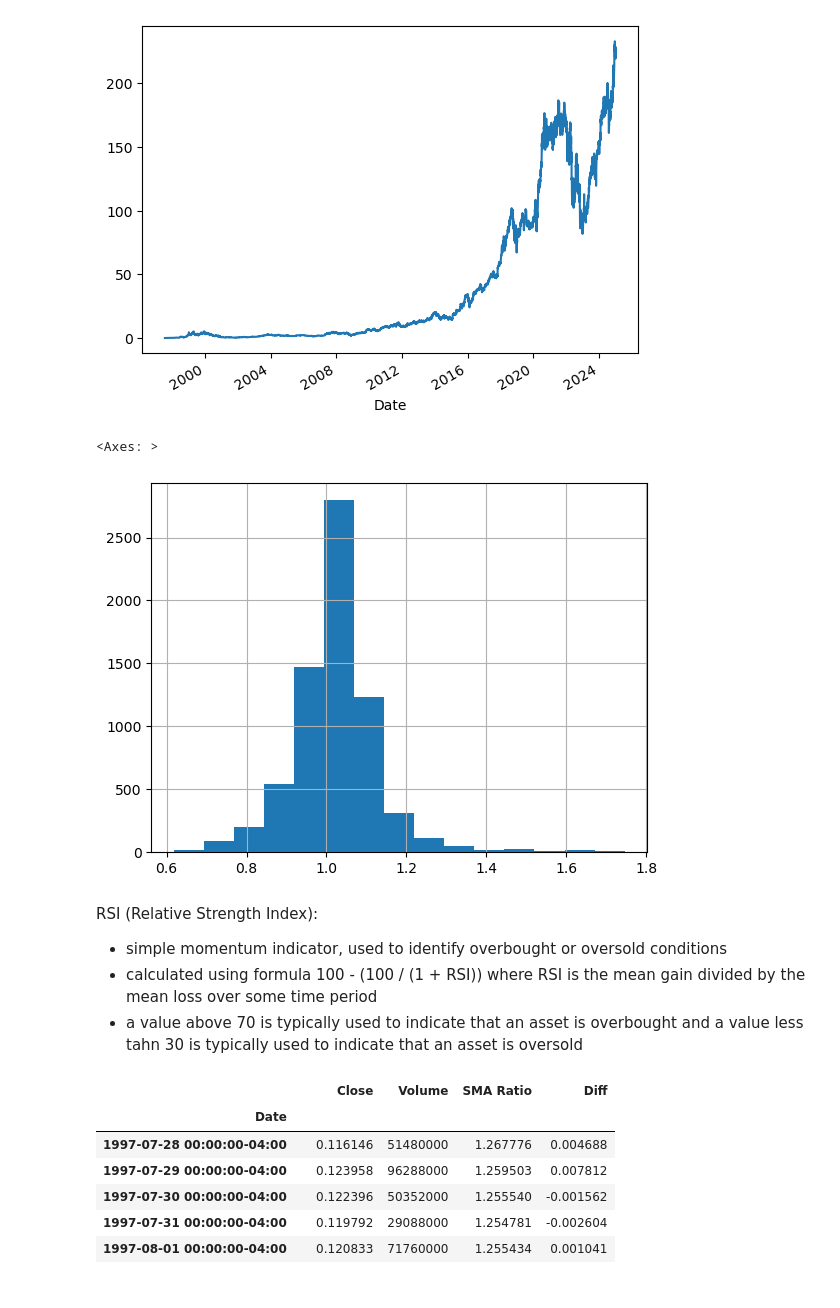
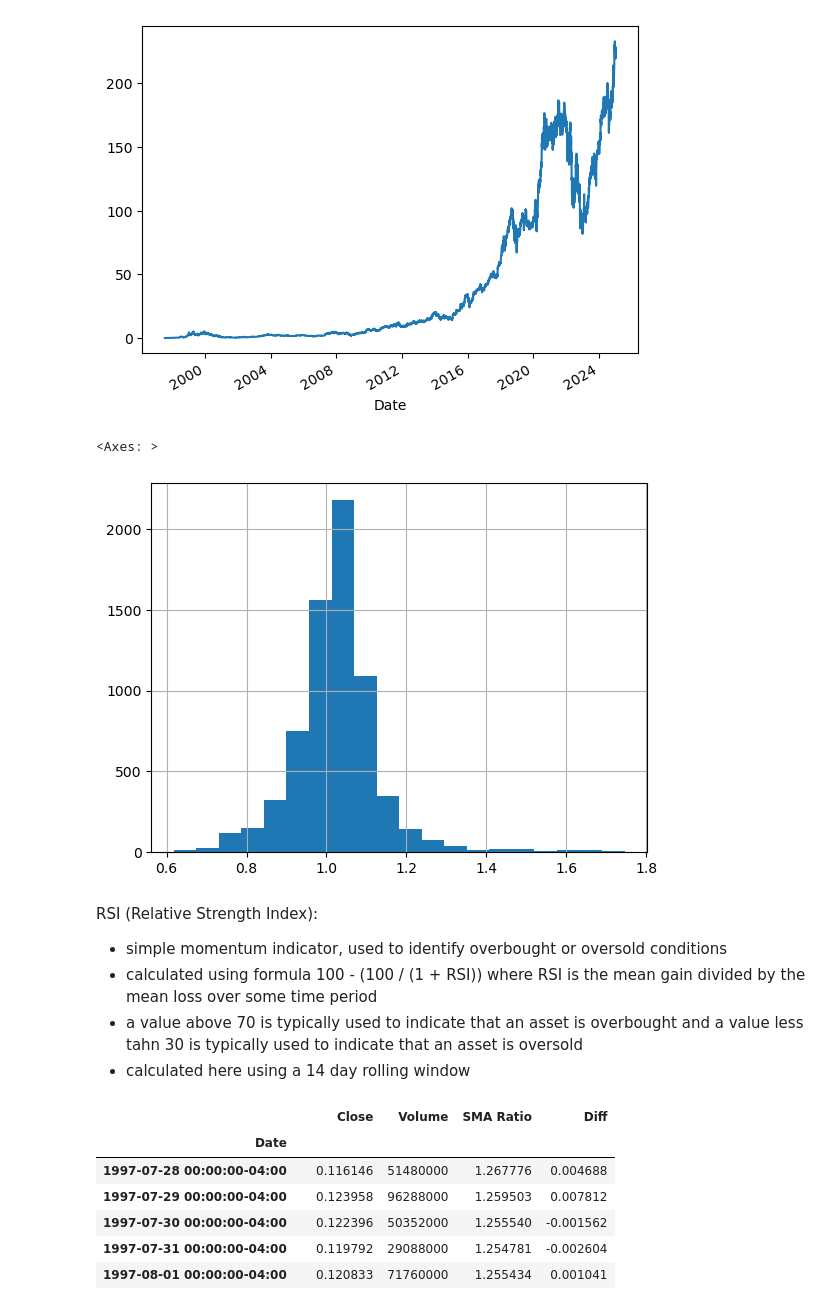
Before and after one commit to joeyallen1/RL_Trading, a Jupyter notebook: Trading.ipynb, the cells around one changed output. Cells and saved outputs as stored; diff of their text form; code cells hidden in the pictures.

```diff
--- a/Trading.ipynb
+++ b/Trading.ipynb
@@ -157,15 +158,16 @@ amzn_df['Close'].plot()
 <Axes: xlabel='Date'>
 [figure]
 # %%
-amzn_df['SMA Ratio'].hist(bins=15)
+amzn_df['SMA Ratio'].hist(bins=20)
 # %% [output]
 <Axes: >
-[figure, old version]
+[figure, new version]
 # %% [markdown]
 RSI (Relative Strength Index):
 - simple momentum indicator, used to identify overbought or oversold conditions
 - calculated using formula 100 - (100 / (1 + RSI)) where RSI is the mean gain divided by the mean loss over some time period
 - a value above 70 is typically used to indicate that an asset is overbought and a value less tahn 30 is typically used to indicate that an asset is oversold
+- calculated here using a 14 day rolling window
 # %%
 amzn_df['Diff'] = amzn_df['Close'].diff()
 amzn_df.dropna(inplace=True)
```
Also changed, not shown: parts of 8 cells of this notebook.
